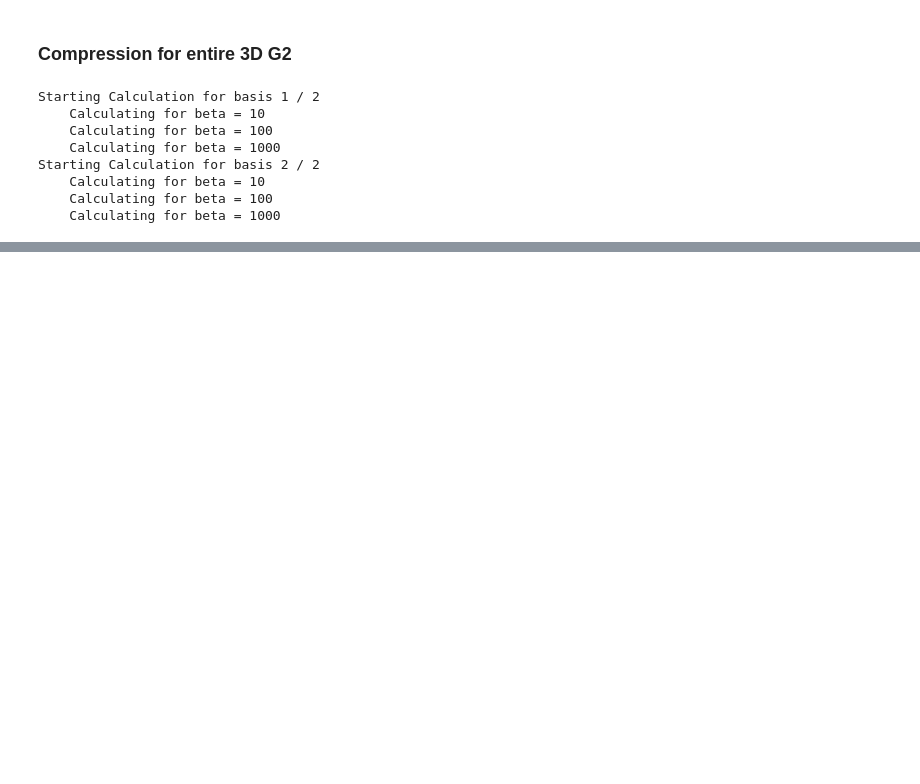
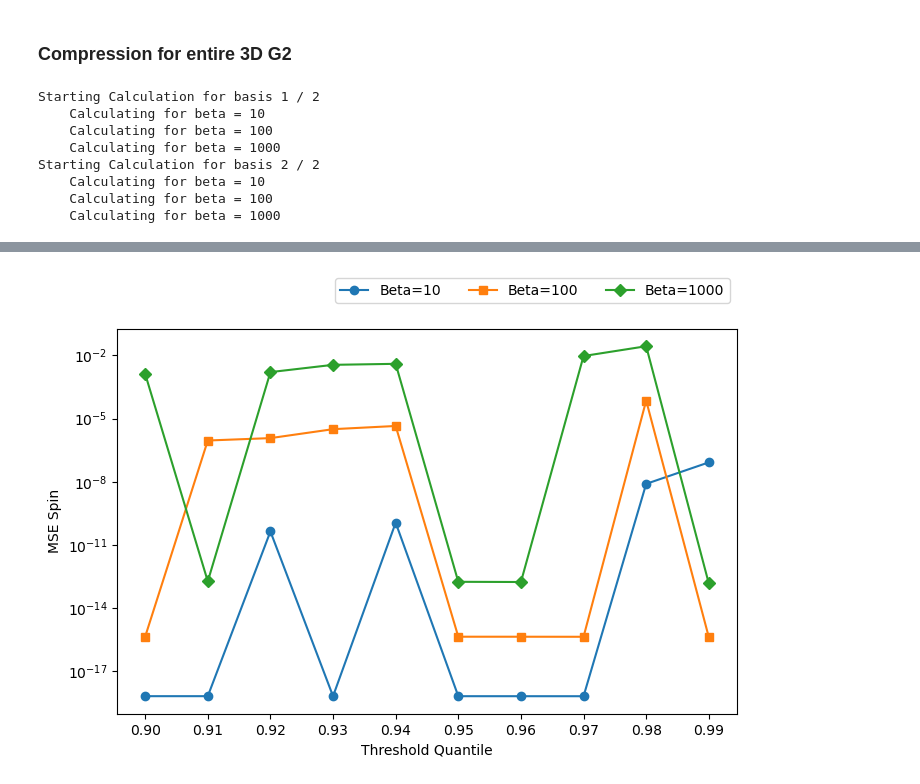
Before and after one commit to emoghadas/wavelets, a Jupyter notebook: waves_2_0.ipynb, the cells around one changed output, grey strips where cells are left out. Cells and saved outputs as stored; diff of their text form; code cells hidden in the pictures; blank space fills up the shorter version.

```diff
--- a/waves_2_0.ipynb
+++ b/waves_2_0.ipynb
@@ -1014,0 +1158,7 @@ axs[beta_idx, bidx].legend(ncol=len(threshold_quantiles), bbox_to_anchor=(1.2, -
+# %%
+# params
+betas = np.array([10,100,1000])
+threshold_quantiles = np.array([0.9,.91,.92,0.93,.94,0.95,0.96,0.97,0.98,0.99])
+niwf = 256
+u = 1
+level = 6 #np.min([6, pywt.dwt_max_level(niwf, "haar")])
@@ -1014,0 +1235,31 @@ axs[beta_idx, bidx].legend(ncol=len(threshold_quantiles), bbox_to_anchor=(1.2, -
+# %%
+# load data
+df = pd.read_pickle("./data/sym_data.pkl")
+
+# Create a figure and an axis for the plot.
+fig, ax = plt.subplots(figsize=(8,5))
+
+# Define markers for different betas.
+markers = ['o', 's', 'D'] # Circle, square, diamond.
+
+# Plot a line for each beta value.
+for beta, marker in zip(betas, markers):
+    temp_df = df[df['beta'] == beta]
+    ax.plot(temp_df['threshold_quantile'], temp_df['mse_spin'], marker=marker, label=f'Beta={beta}')
+
+# Set the y-axis to be logarithmic.
+ax.set_yscale('log')
+
+# Adding labels and title.
+plt.xlabel('Threshold Quantile')
+plt.ylabel('MSE Spin')
+
+ax.set_xticks(threshold_quantiles)
+
+
+ax.legend(bbox_to_anchor=(1, 1.15), ncol=3)
+
+# Show the plot.
+plt.savefig('graphics/symmetry_spin.pdf', bbox_inches='tight')
+# %% [output]
+[figure, added]
```
Also changed, not shown: parts of 21 cells of this notebook, 30 other files.
